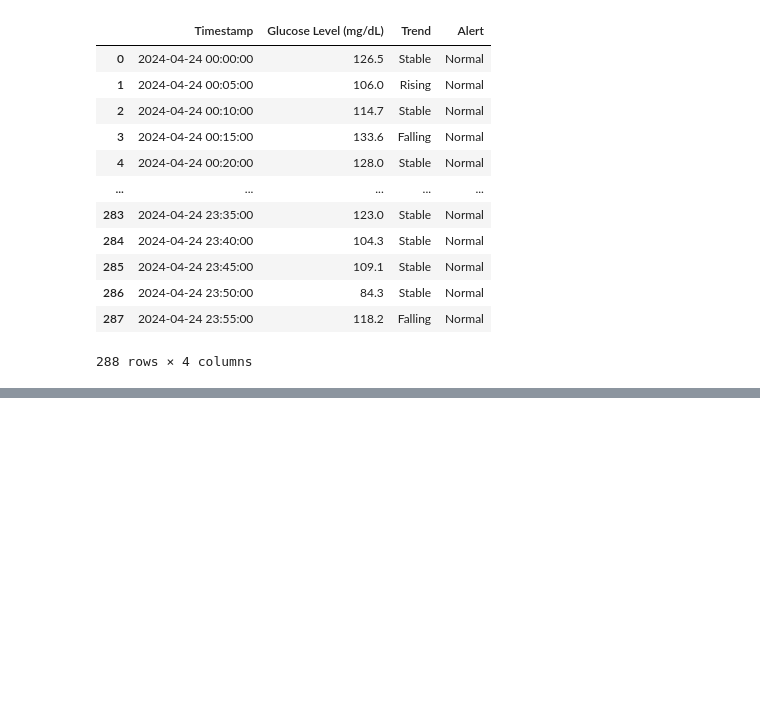
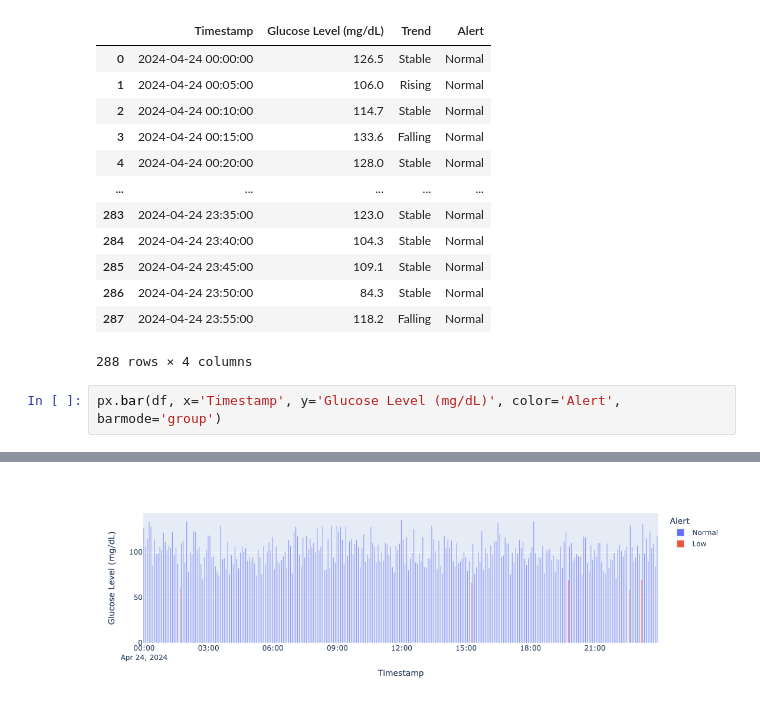
Before and after one commit to ddl-matthew-tendler/ddl-matthew-tendler, a Jupyter notebook: discovery_glucose_data.ipynb, the cells around one changed output, grey strips where cells are left out. Saved outputs shown, nothing was run; the diff lists cells and outputs as text; blank space fills up the shorter version.

Commit message:
Render graph as well
Pushed from Domino: https://cloud-dogfood.domino.tech/workspace/matthew_tendler/GBPTendler2?executionId=66c5065ef8e7726694e3dc62

```diff
--- a/discovery_glucose_data.ipynb
+++ b/discovery_glucose_data.ipynb
@@ -20,3 +20,6 @@ display(df)
 | 286 | 2024-04-24 23:50:00 | 84.3 | Stable | Normal |
 | 287 | 2024-04-24 23:55:00 | 118.2 | Falling | Normal |
 288 rows × 4 columns
+# %%
+px.bar(df, x='Timestamp', y='Glucose Level (mg/dL)', color='Alert', barmode='group')
+# %% [output]
@@ -22,0 +27 @@ display(df)
+[figure, added]
```
Also changed, not shown: parts of 1 cell of this notebook.
